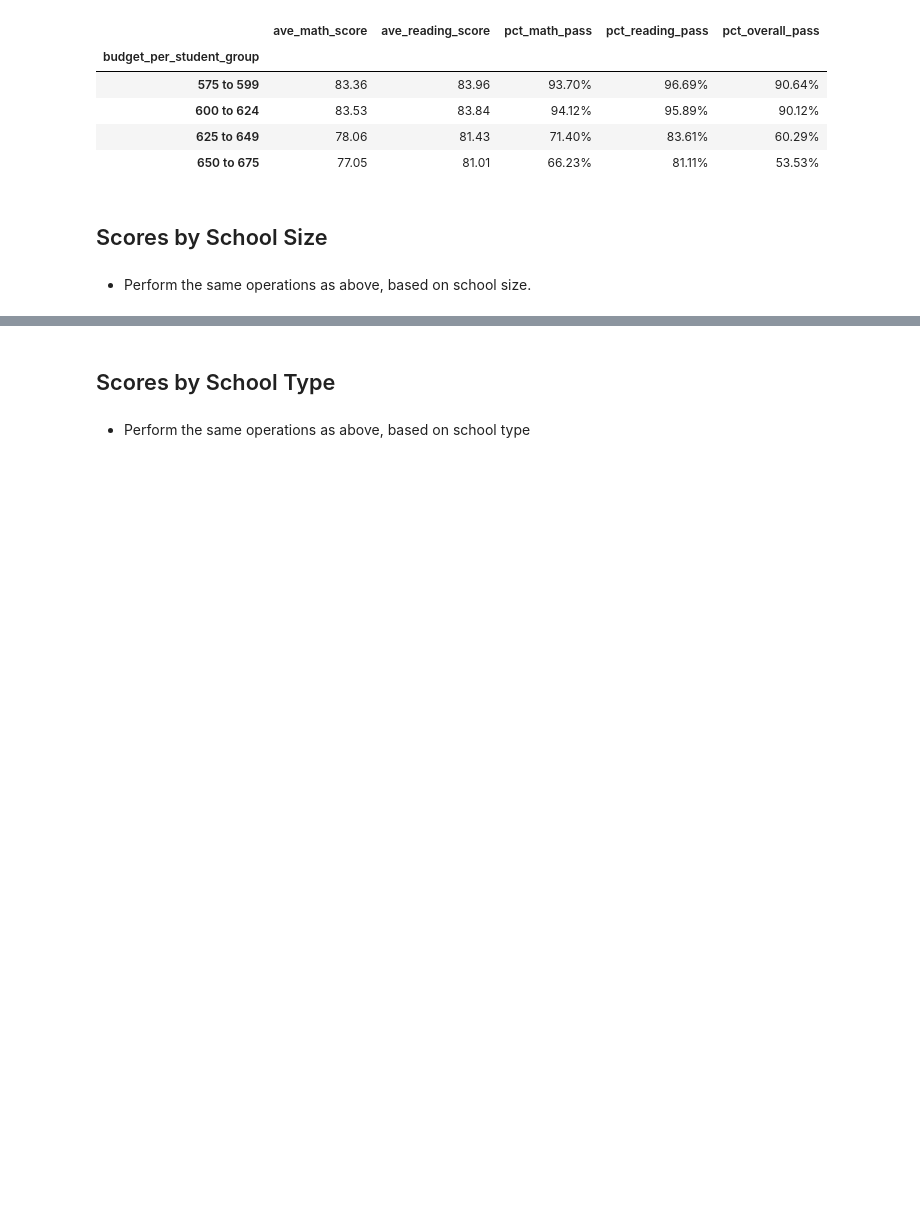
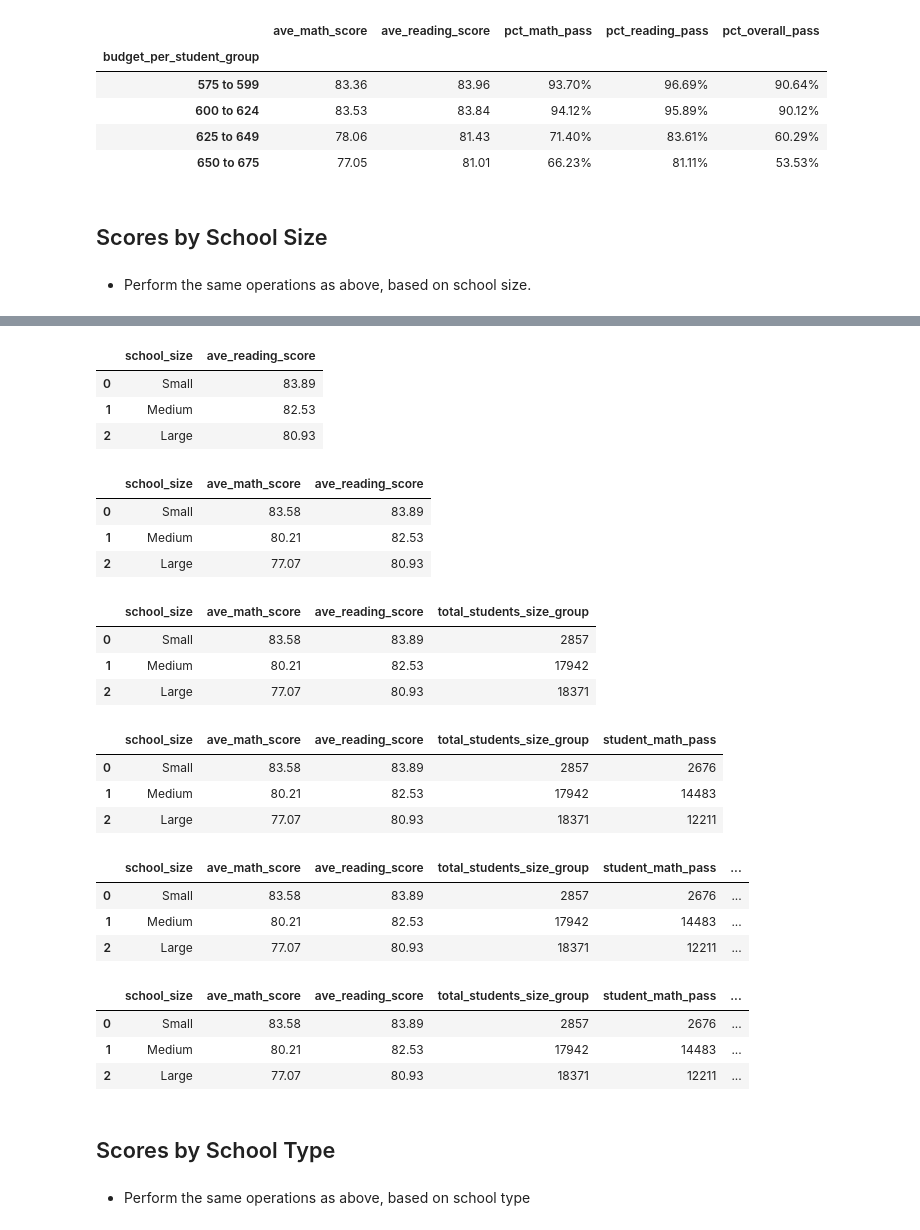
Before and after one commit to BrandonOverlie/pandas-challenge, a Jupyter notebook: PyCitySchools/02-Homework_04-Pandas_Instructions_PyCitySchools_PyCitySchools_starter (1).ipynb, the cells around one changed output, grey strips where cells are left out. Cells and saved outputs as stored; diff of their text form; code cells hidden in the pictures; blank space fills up the shorter version.

```diff
--- a/PyCitySchools/02-Homework_04-Pandas_Instructions_PyCitySchools_PyCitySchools_starter (1).ipynb
+++ b/PyCitySchools/02-Homework_04-Pandas_Instructions_PyCitySchools_PyCitySchools_starter (1).ipynb
@@ -477,3 +484,67 @@ school_data_total_students_budget_group["school_group_math_weight_calc"] = schoo
+# %%
+# perform a groupby function to get the data frame to sum up the average math score weights by school size
+ave_reading_score_size_group = round(
+    school_data_group["school_size_reading_weight_calc"].sum().rename_axis(
+        'school_size').reset_index(name='ave_reading_score'), 2)
+ave_reading_score_size_group
+# %% [output]
+|  | school_size | ave_reading_score |
+| 0 | Small | 83.89 |
+| 1 | Medium | 82.53 |
+| 2 | Large | 80.93 |
+# %%
+# merge the average math score and reading score to create the school size summary data frame
+school_size_group_scores_summary = pd.merge(
+    ave_math_score_size_group, ave_reading_score_size_group, on=["school_size"])
+school_size_group_scores_summary
+# %% [output]
+|  | school_size | ave_math_score | ave_reading_score |
+| 0 | Small | 83.58 | 83.89 |
+| 1 | Medium | 80.21 | 82.53 |
+| 2 | Large | 77.07 | 80.93 |
+# %%
+# add total students per group to calculate passing rates
+school_size_group_scores_summary = pd.merge(
+    school_size_group_scores_summary, total_students_size_group, on=["school_size"])
+school_size_group_scores_summary
+# %% [output]
+|  | school_size | ave_math_score | ave_reading_score | total_students_size_group |
+| 0 | Small | 83.58 | 83.89 | 2857 |
+| 1 | Medium | 80.21 | 82.53 | 17942 |
+| 2 | Large | 77.07 | 80.93 | 18371 |
+# %%
+# use the groupby variable stored from before to sum up the the total passing math students per school size class, then merge
+math_pass_size_group = school_data_group["passing_math_student_count"].sum().rename_axis(
+    'school_size').reset_index(name='student_math_pass')
+school_size_group_scores_summary = pd.merge(school_size_group_scores_summary, math_pass_size_group, on=["school_size"])
+school_size_group_scores_summary
+# %% [output]
+|  | school_size | ave_math_score | ave_reading_score | total_students_size_group | student_math_pass |
+| 0 | Small | 83.58 | 83.89 | 2857 | 2676 |
+| 1 | Medium | 80.21 | 82.53 | 17942 | 14483 |
+| 2 | Large | 77.07 | 80.93 | 18371 | 12211 |
+# %%
+# use the groupby variable stored from before to sum up the the total passing math students per school size class, then merge
+reading_pass_size_group = school_data_group["passing_reading_student_count"].sum().rename_axis(
+    'school_size').reset_index(name='student_reading_pass')
+school_size_group_scores_summary = pd.merge(school_size_group_scores_summary, reading_pass_size_group, on=["school_size"])
+school_size_group_scores_summary
+# %% [output]
+|  | school_size | ave_math_score | ave_reading_score | total_students_size_group | student_math_pass | ... |
+| 0 | Small | 83.58 | 83.89 | 2857 | 2676 | ... |
+| 1 | Medium | 80.21 | 82.53 | 17942 | 14483 | ... |
+| 2 | Large | 77.07 | 80.93 | 18371 | 12211 | ... |
+# %%
+# use the groupby variable stored from before to sum up the the total passing math students per school size class, then merge
+student_pass_size_group = school_data_group["passing_student_count"].sum().rename_axis(
+    'school_size').reset_index(name='student_pass')
+school_size_group_scores_summary = pd.merge(school_size_group_scores_summary, student_pass_size_group, on=["school_size"])
+school_size_group_scores_summary
+# %% [output]
+|  | school_size | ave_math_score | ave_reading_score | total_students_size_group | student_math_pass | ... |
+| 0 | Small | 83.58 | 83.89 | 2857 | 2676 | ... |
+| 1 | Medium | 80.21 | 82.53 | 17942 | 14483 | ... |
+| 2 | Large | 77.07 | 80.93 | 18371 | 12211 | ... |
 # %% [markdown]
 ## Scores by School Type
 # %% [markdown]
```
Also changed, not shown: parts of 7 cells of this notebook.
